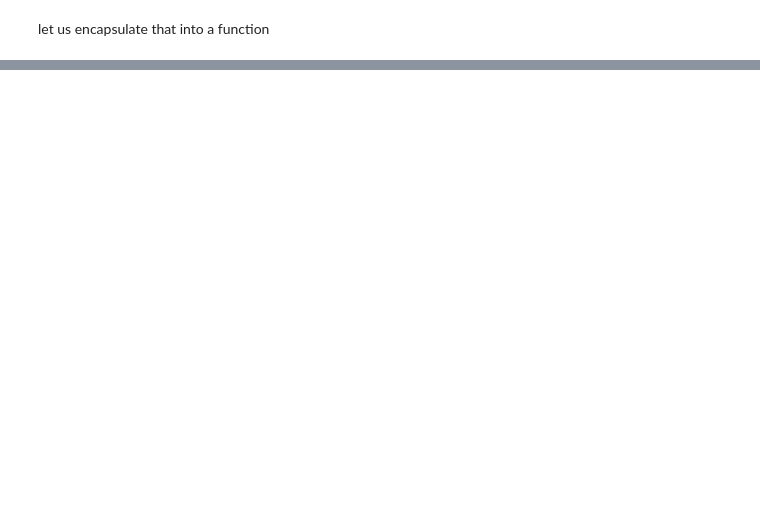
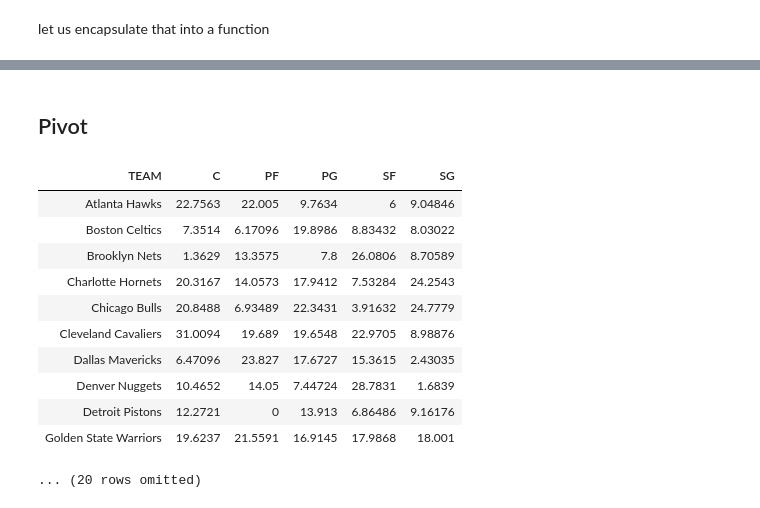
Before and after one commit to abdulbaqi/ms_python, a Jupyter notebook: datascience.ipynb, the cells around one changed output, grey strips where cells are left out. Saved outputs shown, nothing was run; the diff lists cells and outputs as text; code cells hidden in the pictures; blank space fills up the shorter version.

```diff
--- a/datascience.ipynb
+++ b/datascience.ipynb
@@ -898,0 +421,17 @@ heights_with_predictions.scatter('MidParent')
+# %% [markdown]
+## Pivot
+# %%
+nba.pivot('POSITION', 'TEAM', values='SALARY', collect=sum)
+# %% [output]
+| TEAM | C | PF | PG | SF | SG |
+| Atlanta Hawks | 22.7563 | 22.005 | 9.7634 | 6 | 9.04846 |
+| Boston Celtics | 7.3514 | 6.17096 | 19.8986 | 8.83432 | 8.03022 |
+| Brooklyn Nets | 1.3629 | 13.3575 | 7.8 | 26.0806 | 8.70589 |
+| Charlotte Hornets | 20.3167 | 14.0573 | 17.9412 | 7.53284 | 24.2543 |
+| Chicago Bulls | 20.8488 | 6.93489 | 22.3431 | 3.91632 | 24.7779 |
+| Cleveland Cavaliers | 31.0094 | 19.689 | 19.6548 | 22.9705 | 8.98876 |
+| Dallas Mavericks | 6.47096 | 23.827 | 17.6727 | 15.3615 | 2.43035 |
+| Denver Nuggets | 10.4652 | 14.05 | 7.44724 | 28.7831 | 1.6839 |
+| Detroit Pistons | 12.2721 | 0 | 13.913 | 6.86486 | 9.16176 |
+| Golden State Warriors | 19.6237 | 21.5591 | 16.9145 | 17.9868 | 18.001 |
+... (20 rows omitted)
```
Also changed, not shown: parts of 99 cells of this notebook.
